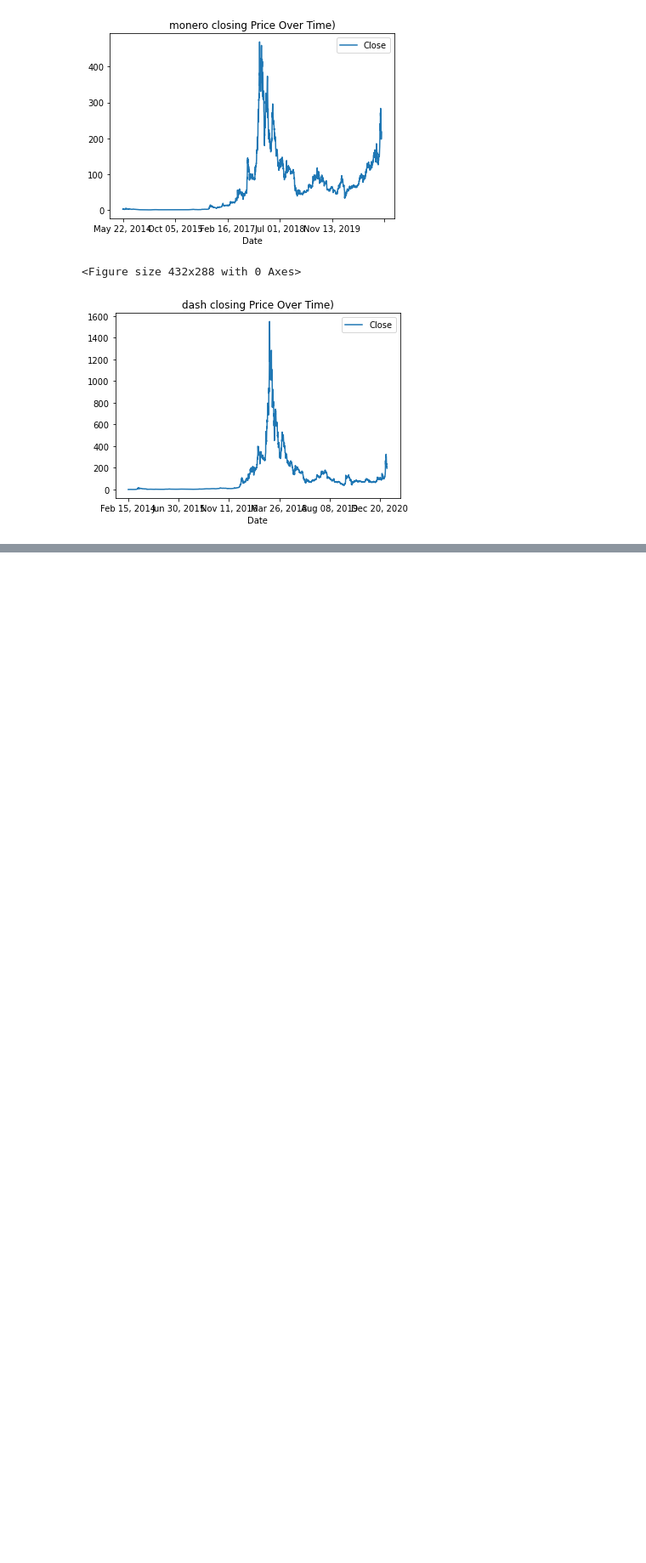
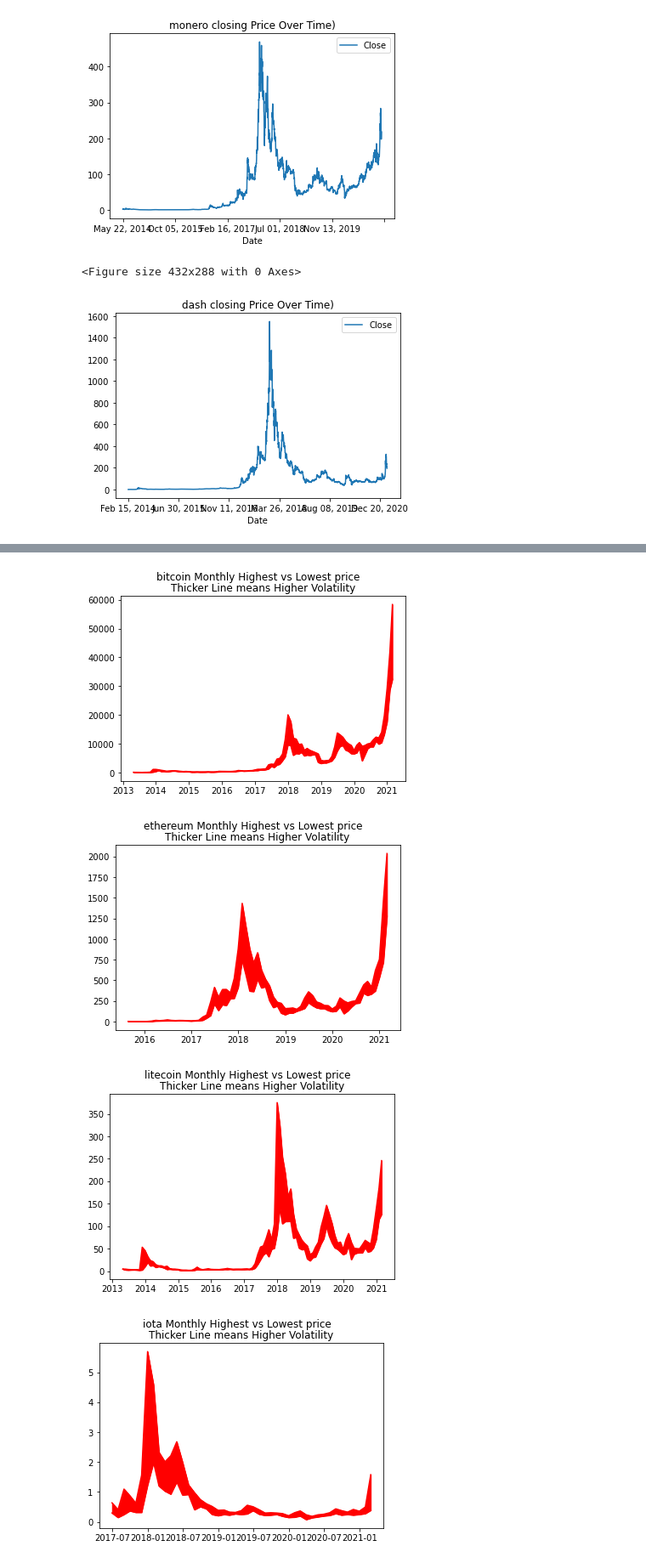
Before and after one commit to nickkyklausng/Crypto-Assignment, a Jupyter notebook: Dave-Crypto-Scratch-Notebook.ipynb, the cells around one changed output, grey strips where cells are left out. Shown at 85% size. Drawn from its saved outputs; the diff is of its cells as text; code cells hidden in the pictures; blank space fills up the shorter version.

```diff
--- a/Dave-Crypto-Scratch-Notebook.ipynb
+++ b/Dave-Crypto-Scratch-Notebook.ipynb
@@ -143,15 +183,21 @@ for coin in coinlist:
 # %%
 for coin in coinlist:
     exec(f"{coin}_delta = {coin}_groupbymonth_df['High'].max()")
     exec(f"{coin}_delta = pd.DataFrame({coin}_delta)")
     exec(f"{coin}_delta['Low'] = {coin}_groupbymonth_df['Low'].min()")
     exec(f"{coin}_delta['HighLowDelta'] = {coin}_delta['High'] - {coin}_delta['Low']")
     exec(f"{coin}_delta['Close'] = {coin}_groupbymonth_df['Close'].max()")
     exec(f"{coin}_delta['CloseDiff'] = {coin}_delta['Close'].diff()")
     exec(f"{coin}_delta['PctChange'] = ({coin}_delta['CloseDiff']) / ({coin}_delta['Close'] - {coin}_delta['CloseDiff']) * 100 ")
     plt.figure()
     exec(f"plt.plot({coin}_delta['High'], color = 'red')")
     exec(f"plt.plot({coin}_delta['Low'], color = 'red')")
     exec(f"{coin}_delta['x1'] = {coin}_delta.index")
     exec(f"plt.fill_between(x={coin}_delta['x1'], y1={coin}_delta['Low'], y2={coin}_delta['High'], color = 'red')")
-    exec(f"plt.title('{coin} Monthly Highest vs Lowest price')")
+    exec(f"plt.suptitle('{coin} Monthly Highest vs Lowest price')")
+    exec(f"plt.title('Thicker Line means Higher Volatility')")
+# %% [output]
+[figure, added]
+[figure, added]
+[figure, added]
+[figure, added]
```
Also changed, not shown: parts of 7 cells of this notebook.
